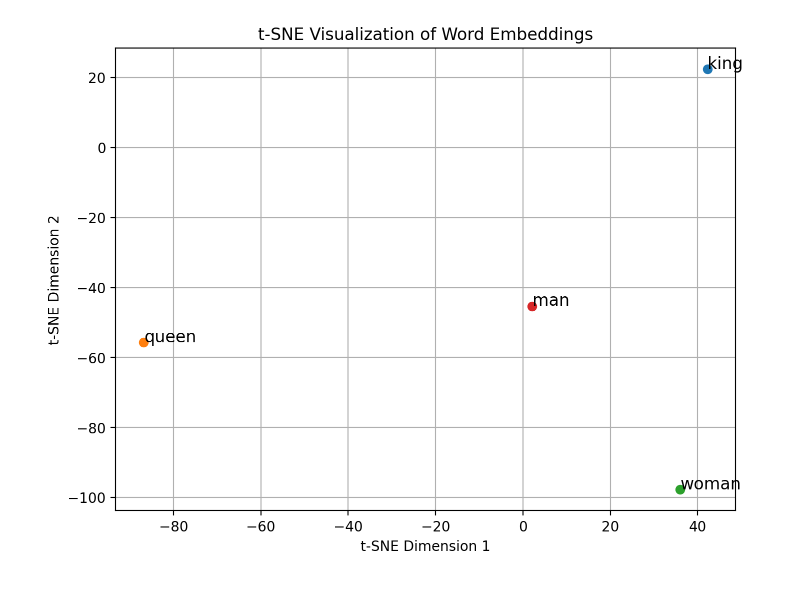
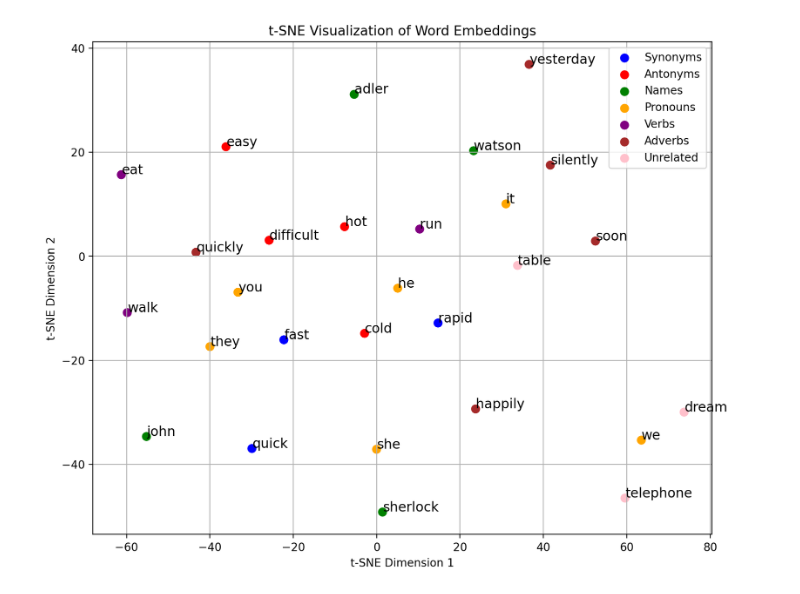
Before and after one commit to shadowscythe03/es335-24-fall-assignment-3, a Jupyter notebook: Task_1_Visualization.ipynb, the cells around one changed output. Drawn from its saved outputs; the diff is of its cells as text; code cells hidden in the pictures.

```diff
--- a/Task_1_Visualization.ipynb
+++ b/Task_1_Visualization.ipynb
@@ -16,6 +106,7 @@ from vocabulary import Vocabulary,iVocabulary
 import torch
 import matplotlib.pyplot as plt
 from sklearn.manifold import TSNE
+import torch.nn as nn
 
 # Assuming the model class is defined as in your earlier code
 class NextWord(nn.Module):
@@ -28,46 +119,76 @@ class NextWord(nn.Module):
 
     def forward(self, x):
         x = self.emb(x)
         x = x.view(x.shape[0], -1)
         x = self.relu(self.lin1(x))
         x = self.lin2(x)
         return x
 
 # Load the model
-block_size = 5  # Same as used during model creation
-vocab_size = len(Vocabulary)  # Vocabulary size from your data
-emb_dim = 128  # Should match the embedding dimension used
-hidden_size = 1024  # Should match the hidden layer size used
+block_size = 5
+vocab_size = len(Vocabulary)
+emb_dim = 128
+hidden_size = 1024
 act_fn = 'tanh'
 
 loaded_model = NextWord(block_size, vocab_size, emb_dim, hidden_size)
-loaded_model.load_state_dict(torch.load(f'models_1k/model1k_{emb_dim}_{block_size}_{act_fn}.pth', map_location='cpu'))  # Change the path if necessary
+loaded_model.load_state_dict(
+    torch.load(f'models_1k/model1k_{emb_dim}_{block_size}_{act_fn}.pth', map_location='cpu')
+)
 
 # Get the embedding layer
 emb = loaded_model.emb
 
-# Sample words to visualize
-sample_words = ['king', 'queen', 'woman', 'man']
+# Sample words and their categories
+sample_words = {
+    "Synonyms": ["fast", "quick", "rapid"],
+    "Antonyms": ["hot", "cold", "easy", "difficult"],
+    "Names": ["sherlock", "watson", "john","adler"],
+    "Pronouns": ["he", "she", "it", "they", "we", "you"],
+    "Verbs": ["walk", "eat", "run"],
+    "Adverbs": ["quickly", "silently", "happily", "yesterday","soon"],
+    "Unrelated": ["table", "dream", "telephone"]
+}
 
-# Extract embeddings for these words
-sample_embeddings = torch.stack([emb(torch.tensor(Vocabulary[word])).detach() for word in sample_words]).numpy()
+# Define colors for each category
+colors = {
+    "Synonyms": "blue",
+    "Antonyms": "red",
+    "Names": "green",
+    "Pronouns": "orange",
+    "Verbs": "purple",
+    "Adverbs": "brown",
+    "Unrelated": "pink"
+}
 
-# Apply t-SNE to reduce embeddings to 2D with a lower perplexity
+# Extract embeddings for all words
+all_words = [word for category in sample_words.values() for word in category]
+sample_embeddings = torch.stack([emb(torch.tensor(Vocabulary[word])).detach() for word in all_words]).numpy()
+
+# Apply t-SNE to reduce embeddings to 2D
 tsne = TSNE(n_components=2, perplexity=2, random_state=42)
 embeddings_2d = tsne.fit_transform(sample_embeddings)
 
 # Plot the t-SNE results
-plt.figure(figsize=(8, 6))
+plt.figure(figsize=(10, 8))
 
-# Plot each word as a point in 2D space
-for i, word in enumerate(sample_words):
-    plt.scatter(embeddings_2d[i, 0], embeddings_2d[i, 1])
-    plt.text(embeddings_2d[i, 0] + 0.1, embeddings_2d[i, 1] + 0.1, word, fontsize=12)
+# Plot each word with the corresponding color
+start_idx = 0
+for category, words in sample_words.items():
+    end_idx = start_idx + len(words)
+    plt.scatter(
+        embeddings_2d[start_idx:end_idx, 0], embeddings_2d[start_idx:end_idx, 1],
+        color=colors[category], label=category, s=50
+    )
+    for i, word in enumerate(words):
+        plt.text(embeddings_2d[start_idx + i, 0] + 0.1, embeddings_2d[start_idx + i, 1] + 0.1, word, fontsize=12)
+    start_idx = end_idx
 
 plt.title("t-SNE Visualization of Word Embeddings")
 plt.xlabel("t-SNE Dimension 1")
 plt.ylabel("t-SNE Dimension 2")
+plt.legend(loc='best')
 plt.grid(True)
 plt.show()
 # %% [output]
-[figure, old version]
+[figure, new version]
```
Also changed, not shown: parts of 1 cell of this notebook.
